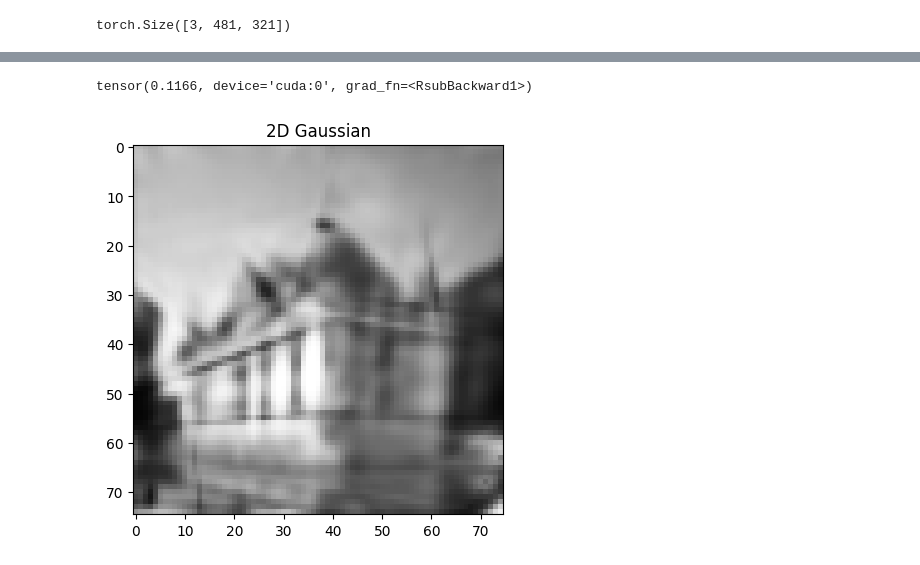
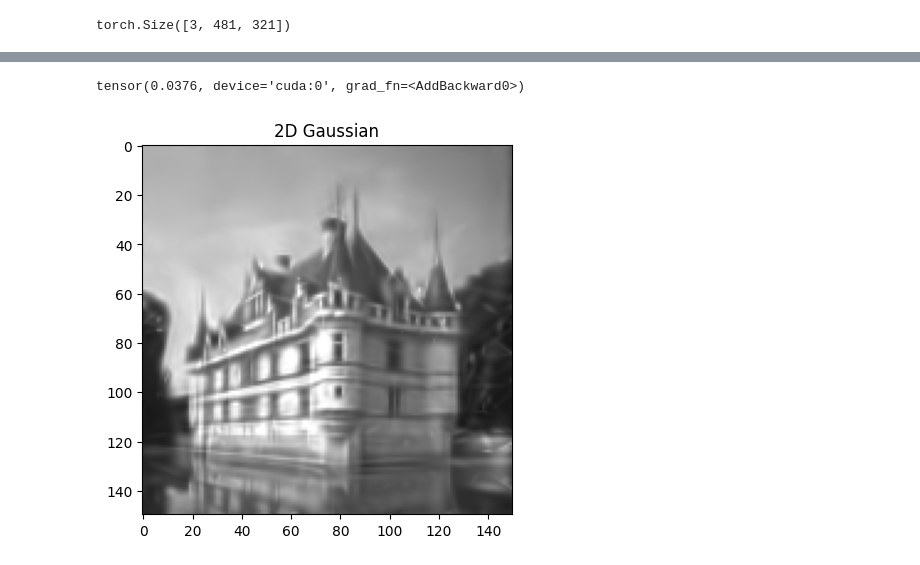
Before and after one commit to SuperVK/sparse-image-repr-bep, a Jupyter notebook: project.ipynb, the cells around one changed output, grey strips where cells are left out. Saved outputs shown, nothing was run; the diff lists cells and outputs as text; code cells hidden in the pictures.

```diff
--- a/project.ipynb
+++ b/project.ipynb
@@ -110,6 +110,7 @@ def f_hat(w: torch.Tensor, width: int, height: int, normalize_only_alpha: bool)
 
     norm = torch.linalg.vector_norm(sampling_grid, dim=-1)
     if normalize_only_alpha:
-        return (torch.sigmoid(alpha.abs()).unsqueeze(-1).unsqueeze(-1) * torch.exp(-1 * torch.pow(norm, 2))).sum(dim=0)
+        return (alpha.abs().unsqueeze(-1).unsqueeze(-1) * torch.exp(-1 * torch.pow(norm, 2))).sum(dim=0)
+        # return (torch.sigmoid(alpha.abs()).unsqueeze(-1).unsqueeze(-1) * torch.exp(-1 * torch.pow(norm, 2))).sum(dim=0)
     else:
         return torch.sigmoid((alpha.unsqueeze(-1).unsqueeze(-1) * torch.exp(-1 * torch.pow(norm, 2))).sum(dim=0))
@@ -464,12 +496,12 @@ img = torchvision.transforms.functional.crop(torchvision.io.decode_image('./data
 
 print(img.size())
 
-learning_rate = 1e-3
-iterations = 10000
-guassians = 1000
+learning_rate = 0.01
+iterations = 500
+guassians = 2000
 
 # create a 5x5 with a black stripe in the middle
-output_z = torchvision.transforms.Resize(75)(img).mean(0).to(device) / 255.0
+output_z = torchvision.transforms.Resize(150)(img).mean(0).to(device) / 255.0
 plt.imshow(output_z.cpu(), origin='upper', cmap='gray', vmin=0, vmax=1)
 # %% [output]
 torch.Size([3, 321, 321])
@@ -478,5 +510,5 @@ torch.Size([3, 321, 321])
 # %%
-loss, w = train(learning_rate, iterations, guassians, output_z, False)
+loss, w = train(learning_rate, iterations, guassians, output_z, True)
 
 print(loss)
 # %% [output]
@@ -500,6 +532,6 @@ tensor(0.1166, device='cuda:0', grad_fn=<RsubBackward1>)
 # %%
 print(loss)
-plot_image(w, 75, False)
+plot_image(w, 150, True)
 # %% [output]
-tensor(0.1166, device='cuda:0', grad_fn=<RsubBackward1>)
+tensor(0.0376, device='cuda:0', grad_fn=<AddBackward0>)
-[figure, old version]
+[figure, new version]
```
Also changed, not shown: parts of 9 cells of this notebook.
